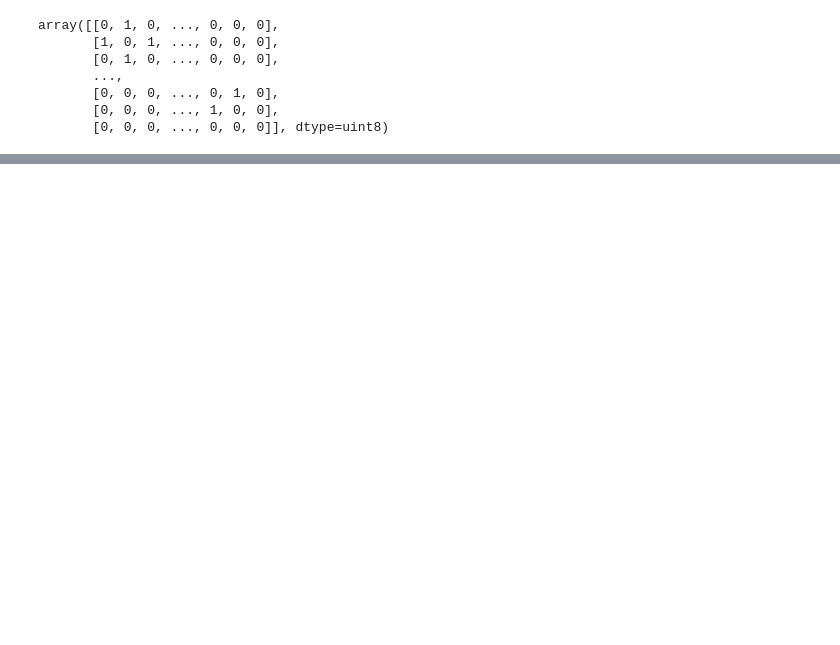
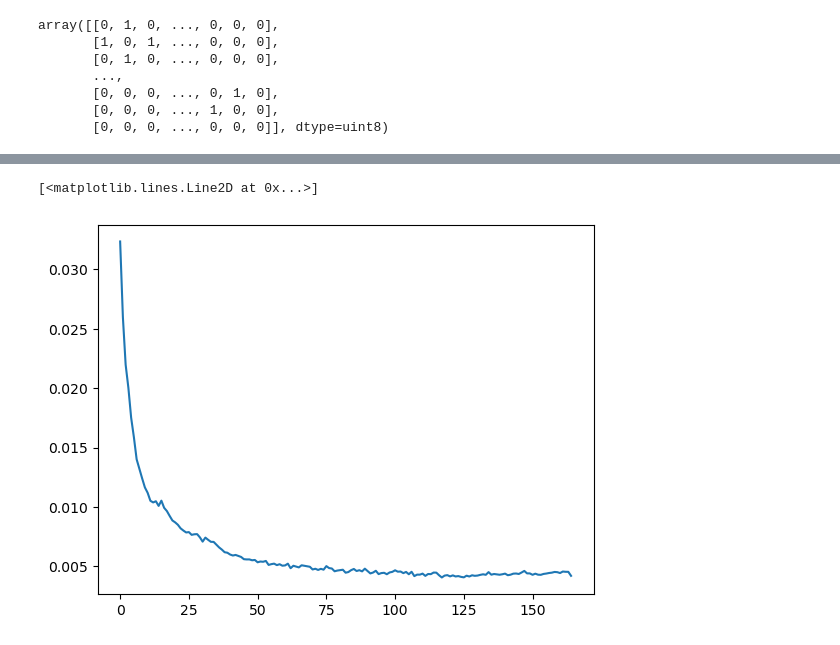
Before and after one commit to asadsabir/SupplyChain, a Jupyter notebook: final_supply_chain/wrangling.ipynb, the cells around one changed output, grey strips where cells are left out. Saved outputs shown, nothing was run; the diff lists cells and outputs as text; code cells hidden in the pictures; blank space fills up the shorter version.

```diff
--- a/final_supply_chain/wrangling.ipynb
+++ b/final_supply_chain/wrangling.ipynb
@@ -88,5 +93,0 @@ looks like 27 features can be dropped
-# %%
-null_mask = [True if c == 0 else False for c in null_count]
-
-X_train = X_train[:,:,null_mask]
-X_test = X_test[:,:,null_mask]
@@ -277,3 +291,8 @@ plt.plot(test_loss[-200:])
+# %%
+plt.plot(test_loss[0:])
+# %% [output]
+[<matplotlib.lines.Line2D at 0x...>]
+[figure, added]
 # %%
 H_t = None
 C_t = None
```
Also changed, not shown: parts of 27 cells of this notebook, 3 other files.
